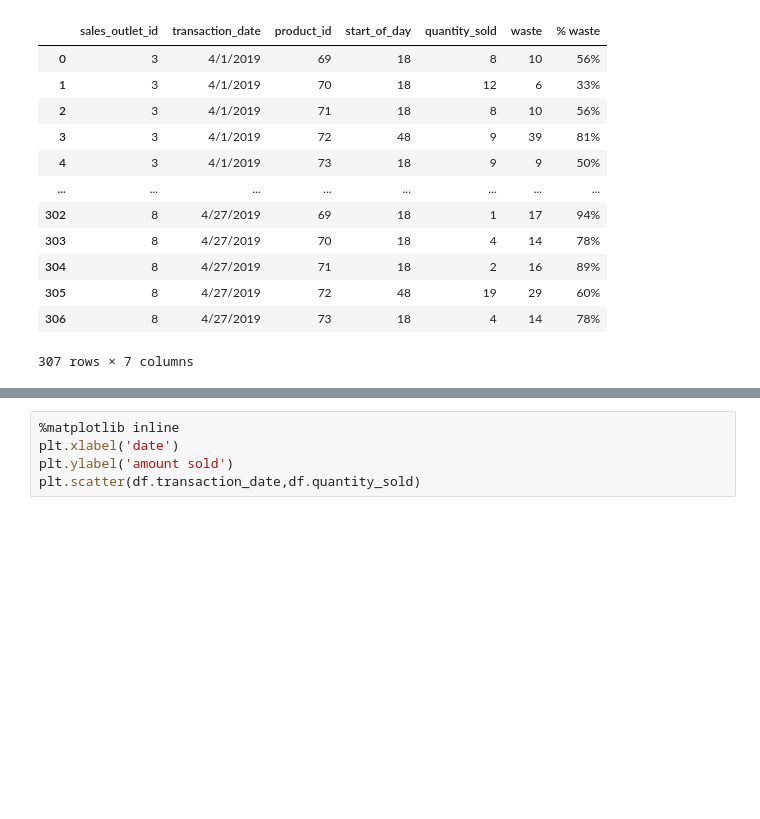
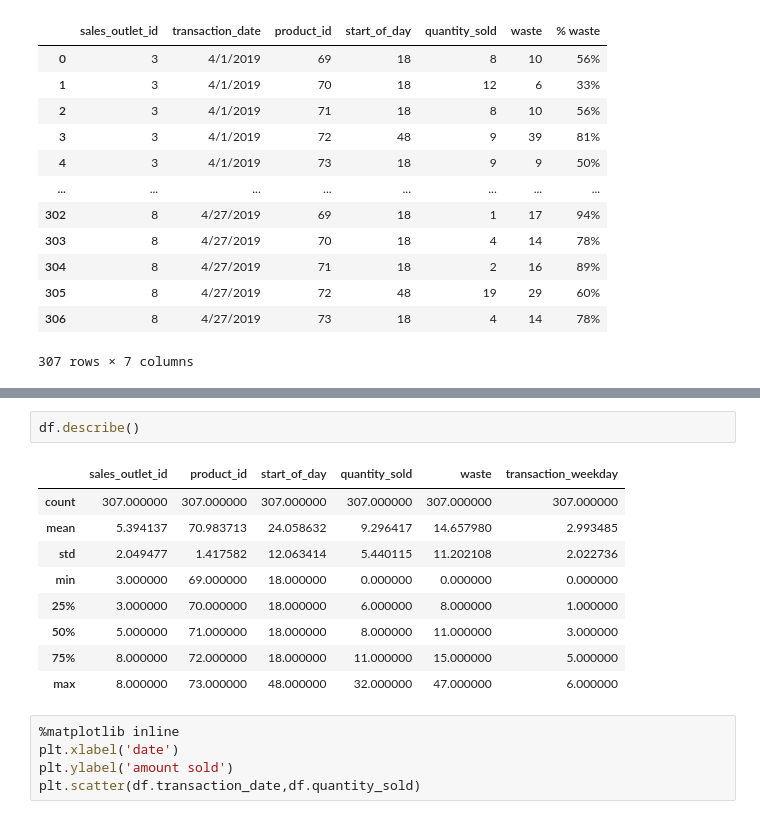
Before and after one commit to CincodeCuatro/ML, a Jupyter notebook: coffee.ipynb, the cells around one changed output, grey strips where cells are left out. Saved outputs shown, nothing was run; the diff lists cells and outputs as text; blank space fills up the shorter version.

```diff
--- a/coffee.ipynb
+++ b/coffee.ipynb
@@ -24,3 +45,15 @@ df
+# %%
+df.describe()
+# %% [output]
+|  | sales_outlet_id | product_id | start_of_day | quantity_sold | waste | transaction_weekday |
+| count | 307.000000 | 307.000000 | 307.000000 | 307.000000 | 307.000000 | 307.000000 |
+| mean | 5.394137 | 70.983713 | 24.058632 | 9.296417 | 14.657980 | 2.993485 |
+| std | 2.049477 | 1.417582 | 12.063414 | 5.440115 | 11.202108 | 2.022736 |
+| min | 3.000000 | 69.000000 | 18.000000 | 0.000000 | 0.000000 | 0.000000 |
+| 25% | 3.000000 | 70.000000 | 18.000000 | 6.000000 | 8.000000 | 1.000000 |
+| 50% | 5.000000 | 71.000000 | 18.000000 | 8.000000 | 11.000000 | 3.000000 |
+| 75% | 8.000000 | 72.000000 | 18.000000 | 11.000000 | 15.000000 | 5.000000 |
+| max | 8.000000 | 73.000000 | 48.000000 | 32.000000 | 47.000000 | 6.000000 |
 # %%
 %matplotlib inline
 plt.xlabel('date')
```
Also changed, not shown: parts of 9 cells of this notebook.
